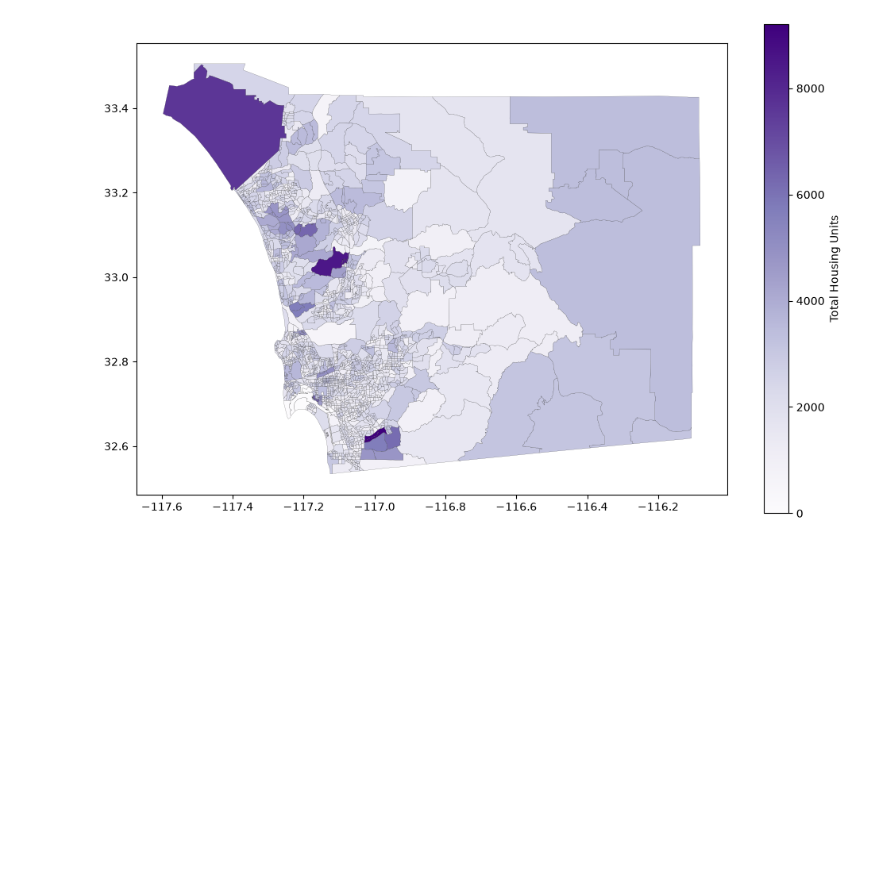
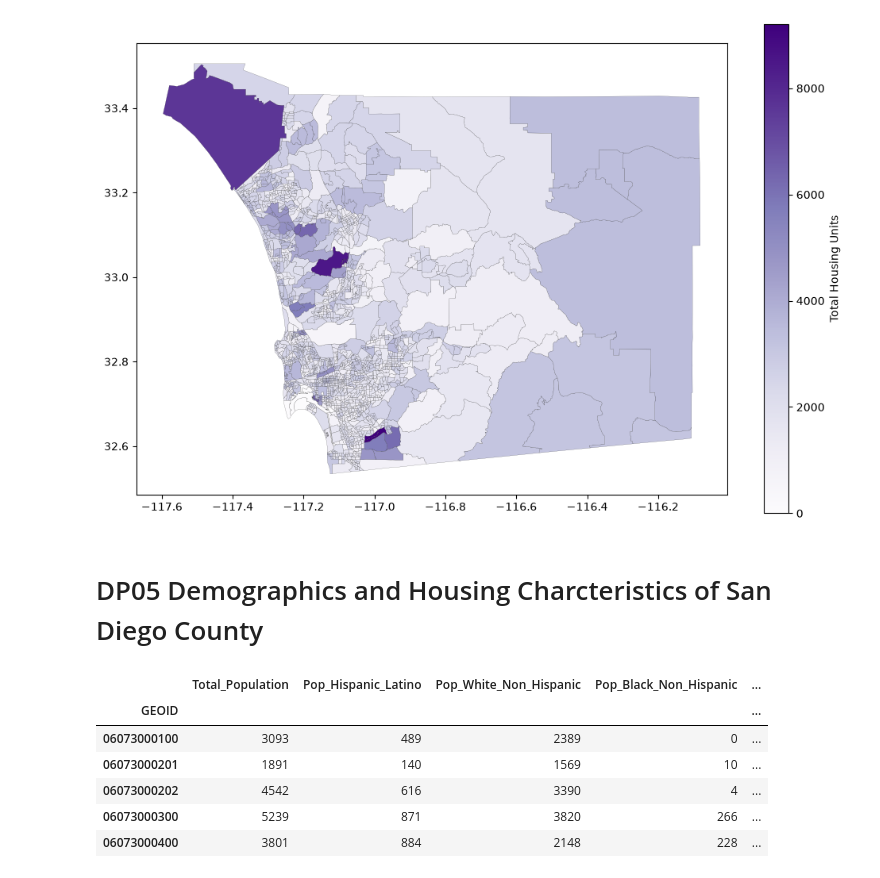
Before and after one commit to symptom-of-indigo/esm-grad-portfolio, a Jupyter notebook: sanDiego.ipynb, the cells around one changed output. Saved outputs shown, nothing was run; the diff lists cells and outputs as text; code cells hidden in the pictures; blank space fills up the shorter version.

```diff
--- a/sanDiego.ipynb
+++ b/sanDiego.ipynb
@@ -528,3 +528,35 @@ sd_housing.plot(
 # %% [output]
 <Axes: >
 [figure]
+# %% [markdown]
+# DP05 Demographics and Housing Charcteristics of San Diego County
+# %%
+columns_to_keep_dp05 = {
+    'GEO_ID': 'GEOID',
+    'DP05_0001E': 'Total_Population',
+    'DP05_0071E': 'Pop_Hispanic_Latino',
+    'DP05_0077E': 'Pop_White_Non_Hispanic',
+    'DP05_0078E': 'Pop_Black_Non_Hispanic',
+    'DP05_0080E': 'Pop_Asian_Non_Hispanic',
+    'DP05_0079E': 'Pop_Native_American_Non_Hispanic',
+    'DP05_0081E': 'Pop_Pacific_Islander_Non_Hispanic',
+    'DP05_0083E': 'Pop_Two_Or_More_Races'
+}
+
+
+df_dp05 = pd.read_csv(inputdir / 'DP05/ACSDP5Y2019.DP05-Data.csv', skiprows=[1], usecols=columns_to_keep_dp05.keys())
+
+df_dp05 = df_dp05.rename(columns=columns_to_keep_dp05)
+
+df_dp05['GEOID'] = df_dp05['GEOID'].str.split('US').str[1]
+df_dp05 = df_dp05.set_index('GEOID')
+
+df_dp05.head()
+# %% [output]
+|  | Total_Population | Pop_Hispanic_Latino | Pop_White_Non_Hispanic | Pop_Black_Non_Hispanic | ... |
+| GEOID |  |  |  |  | ... |
+| 06073000100 | 3093 | 489 | 2389 | 0 | ... |
+| 06073000201 | 1891 | 140 | 1569 | 10 | ... |
+| 06073000202 | 4542 | 616 | 3390 | 4 | ... |
+| 06073000300 | 5239 | 871 | 3820 | 266 | ... |
+| 06073000400 | 3801 | 884 | 2148 | 228 | ... |
```
Also changed, not shown: parts of 2 cells of this notebook, 1 other file.
